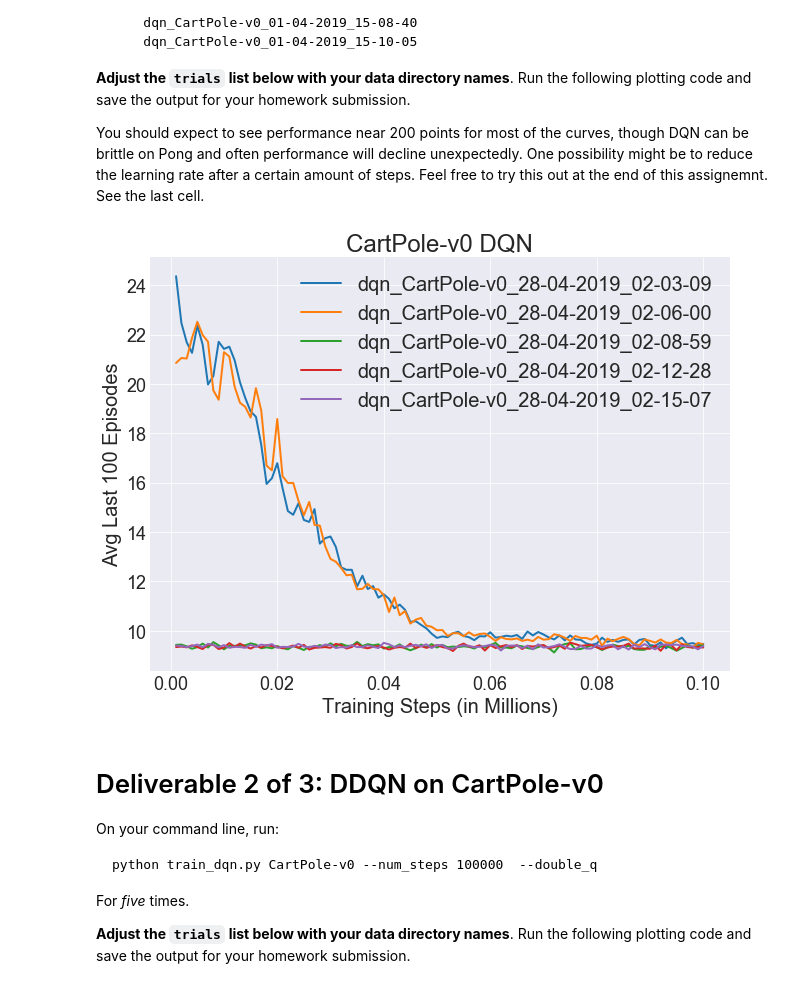
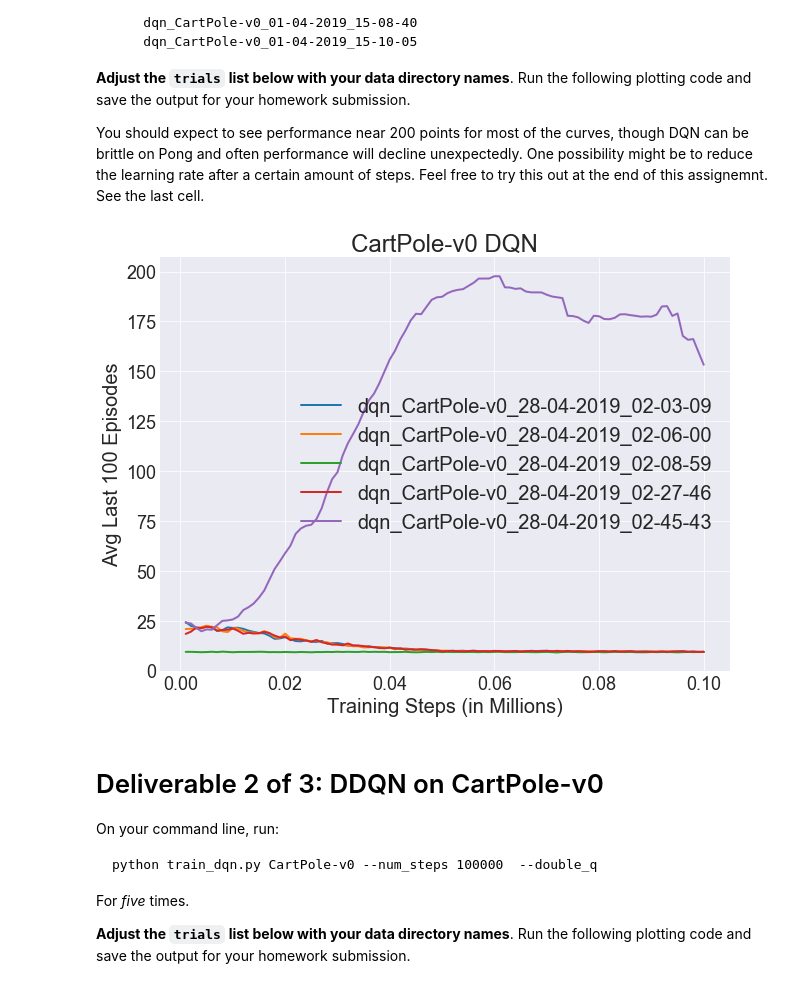
Before and after one commit to dongsubkim/CS182_HW4, a Jupyter notebook: Part02_Deep-Q-Networks.ipynb, the cells around one changed output. Drawn from its saved outputs; the diff is of its cells as text; code cells hidden in the pictures.

```diff
--- a/Part02_Deep-Q-Networks.ipynb
+++ b/Part02_Deep-Q-Networks.ipynb
@@ -220,28 +220,30 @@ You should expect to see performance near 200 points for most of the curves, tho
 # %%
 # Put a list of your DQN with CartPole trials here. Here's an example where I've put in
 # my own trials, but you'll need to put in yours. The `trials` list should be length 5.
 
 trials = [
     'dqn_CartPole-v0_28-04-2019_02-03-09',
     'dqn_CartPole-v0_28-04-2019_02-06-00',
     'dqn_CartPole-v0_28-04-2019_02-08-59',
-    'dqn_CartPole-v0_28-04-2019_02-12-28',
-    'dqn_CartPole-v0_28-04-2019_02-15-07',
+    #'dqn_CartPole-v0_28-04-2019_02-12-28',
+    #'dqn_CartPole-v0_28-04-2019_02-15-07',
+    'dqn_CartPole-v0_28-04-2019_02-27-46',
+    'dqn_CartPole-v0_28-04-2019_02-45-43'
 ]
 
 # DON'T CHANGE THE FOLLOWING CODE !! If you want to do more experimentation than
 # what we have here, that's fine, but do that in the cells at the end of the notebook.
 if len(trials) != 5:
     print("WARNING! len(trials) = {}".format(len(trials)))
     print("Please include 5 results for your final report.")
 for t in trials:
     assert t[:4] == 'dqn_'
     assert t[:7] != 'double-'
     assert 'CartPole-v0' in t
     assert 'Pong' not in t
 plot(logdir='data_dqn', env='CartPole-v0', double_q=False, trials=trials)
 # %% [output]
-[figure, old version]
+[figure, new version]
 # %% [markdown]
 # Deliverable 2 of 3: DDQN on CartPole-v0
 
```
Also changed, not shown: 1 other file.
